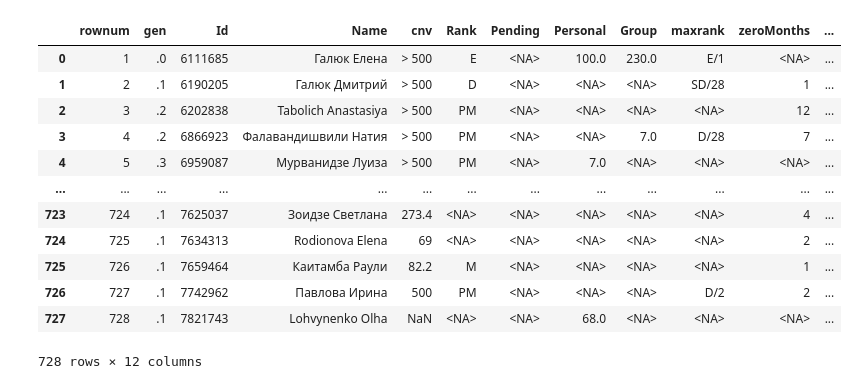
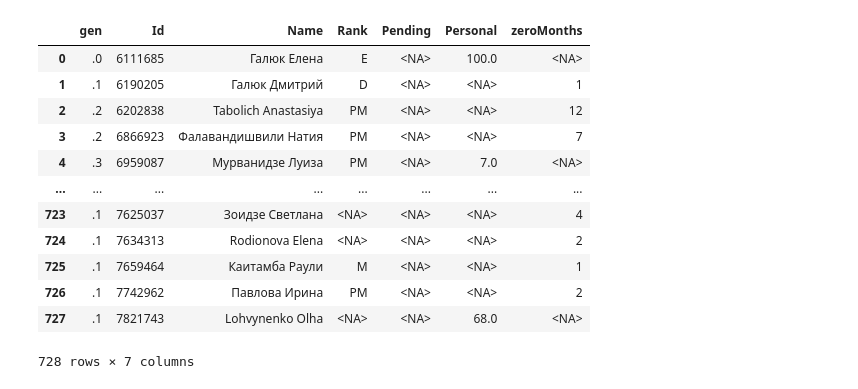
Before and after one commit to DmitryGalyuk/coralbot, a Jupyter notebook: pandas-notebook.ipynb, the cells around one changed output. Drawn from its saved outputs; the diff is of its cells as text; code cells hidden in the pictures.

```diff
--- a/pandas-notebook.ipynb
+++ b/pandas-notebook.ipynb
@@ -1,8 +1,7 @@
 # %%
 from pandas import *
 
-df_raw: DataFrame = read_excel("sampleCur.xlsx", skiprows=6, na_values=[' '])
-# df_raw = df_raw.dropna()
-df_raw = df_raw[to_numeric(df_raw['#'], errors='coerce').notnull()]
+df_raw: DataFrame = read_excel("data/4050120-FDRep-202305.xlsx", skiprows=6, na_values=[' '])
+
 df_raw
 # %% [output]
@@ -34,6 +33,18 @@ excel2Field["MCR (Maximum Confirmed Rank)"] = "maxrank"
 excel2Field["Number of months with zero Volume Points accrued"] = "zeroMonths"
 excel2Field["Club Member Status"] = "status"
 
+excel2Field["№"] = "rownum"
+excel2Field["Уровень"] = "gen"
+excel2Field["Член клуба"] = "Id"
+excel2Field["НСО"] = "cnv"
+excel2Field["Ранг/нД"] = "Rank"
+excel2Field["P"] = "Pending"
+excel2Field["ЛО"] = "Personal"
+excel2Field["ЛГО"] = "Group"
+excel2Field["Max. 3Р"] = "maxrank"
+excel2Field["Number of months with zero Volume Points accrued"] = "zeroMonths"
+excel2Field["S"] = "status"
+
 df_renamed = df_raw.rename(columns=excel2Field)
-df_renamed
+df_renamed.head(30)
 # %% [output]
@@ -52,0 +68,3 @@ df_renamed
+# %%
+df_neededColumns = df_renamed.drop(columns=["rownum", "cnv", "status", "maxrank", "Group"], errors="ignore")
+df_neededColumns
@@ -52,0 +73,3 @@ df_renamed
+# %%
+df_noNA = df_neededColumns.dropna(subset=['Id'])
+df_noNA.head(20)
@@ -53,20 +94,21 @@ df_renamed
 # %%
-df_recast = df_renamed.convert_dtypes(convert_floating=True, convert_integer=True)
+df_recast = df_noNA.convert_dtypes(convert_floating=True, convert_integer=True)
 df_recast["Personal"].astype(float)
+df_recast["Id"].astype(int)
 df_recast
 # %% [output]
-|  | rownum | gen | Id | Name | cnv | Rank | Pending | Personal | Group | maxrank | zeroMonths | ... |
-| 0 | 1 | .0 | 6111685 | Галюк Елена | > 500 | E | <NA> | 100.0 | 230.0 | E/1 | <NA> | ... |
-| 1 | 2 | .1 | 6190205 | Галюк Дмитрий | > 500 | D | <NA> | <NA> | <NA> | SD/28 | 1 | ... |
-| 2 | 3 | .2 | 6202838 | Tabolich Anastasiya | > 500 | PM | <NA> | <NA> | <NA> | <NA> | 12 | ... |
-| 3 | 4 | .2 | 6866923 | Фалавандишвили Натия | > 500 | PM | <NA> | <NA> | 7.0 | D/28 | 7 | ... |
-| 4 | 5 | .3 | 6959087 | Мурванидзе Луиза | > 500 | PM | <NA> | 7.0 | <NA> | <NA> | <NA> | ... |
-| ... | ... | ... | ... | ... | ... | ... | ... | ... | ... | ... | ... | ... |
-| 723 | 724 | .1 | 7625037 | Зоидзе Светлана | 273.4 | <NA> | <NA> | <NA> | <NA> | <NA> | 4 | ... |
-| 724 | 725 | .1 | 7634313 | Rodionova Elena | 69 | <NA> | <NA> | <NA> | <NA> | <NA> | 2 | ... |
-| 725 | 726 | .1 | 7659464 | Каитамба Раули | 82.2 | M | <NA> | <NA> | <NA> | <NA> | 1 | ... |
-| 726 | 727 | .1 | 7742962 | Павлова Ирина | 500 | PM | <NA> | <NA> | <NA> | D/2 | 2 | ... |
-| 727 | 728 | .1 | 7821743 | Lohvynenko Olha | NaN | <NA> | <NA> | 68.0 | <NA> | <NA> | <NA> | ... |
+|  | gen | Id | Name | Rank | Pending | Personal | zeroMonths |
+| 0 | .0 | 6111685 | Галюк Елена | E | <NA> | 100.0 | <NA> |
+| 1 | .1 | 6190205 | Галюк Дмитрий | D | <NA> | <NA> | 1 |
+| 2 | .2 | 6202838 | Tabolich Anastasiya | PM | <NA> | <NA> | 12 |
+| 3 | .2 | 6866923 | Фалавандишвили Натия | PM | <NA> | <NA> | 7 |
+| 4 | .3 | 6959087 | Мурванидзе Луиза | PM | <NA> | 7.0 | <NA> |
+| ... | ... | ... | ... | ... | ... | ... | ... |
+| 723 | .1 | 7625037 | Зоидзе Светлана | <NA> | <NA> | <NA> | 4 |
+| 724 | .1 | 7634313 | Rodionova Elena | <NA> | <NA> | <NA> | 2 |
+| 725 | .1 | 7659464 | Каитамба Раули | M | <NA> | <NA> | 1 |
+| 726 | .1 | 7742962 | Павлова Ирина | PM | <NA> | <NA> | 2 |
+| 727 | .1 | 7821743 | Lohvynenko Olha | <NA> | <NA> | 68.0 | <NA> |
-728 rows × 12 columns
+728 rows × 7 columns
 # %%
 df_gen = df_recast
```
Also changed, not shown: parts of 8 cells of this notebook, 1 other file.
